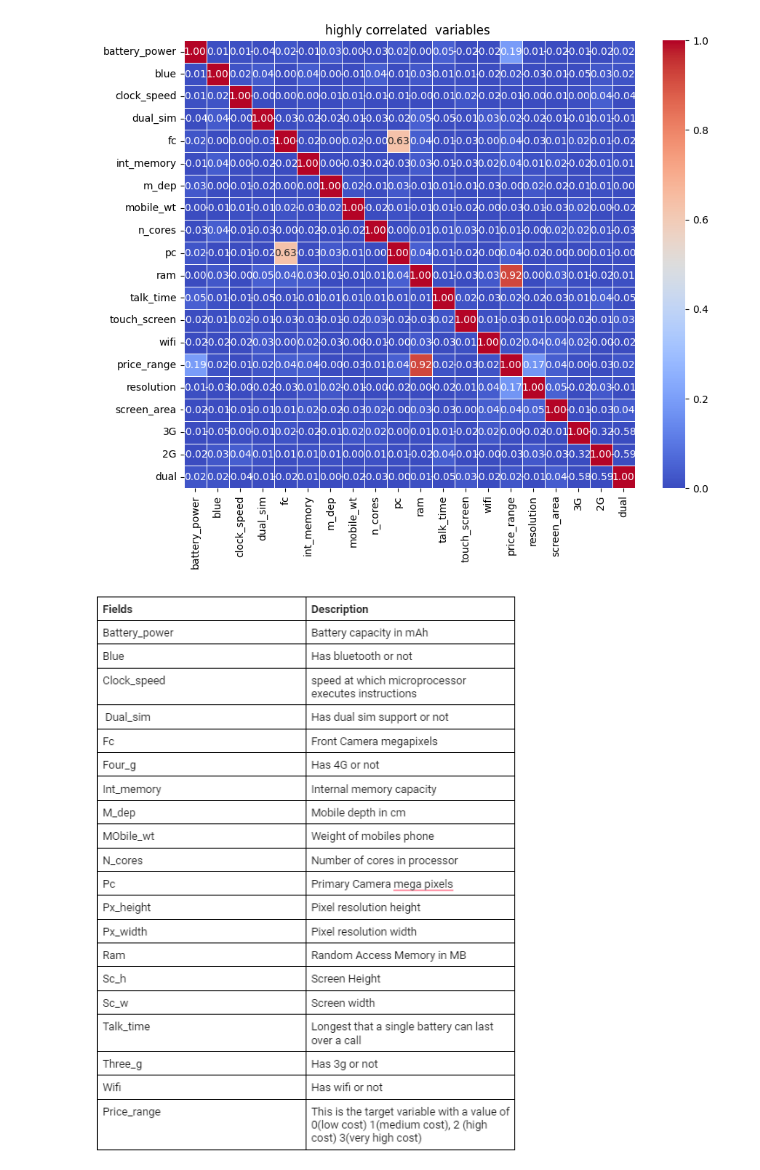
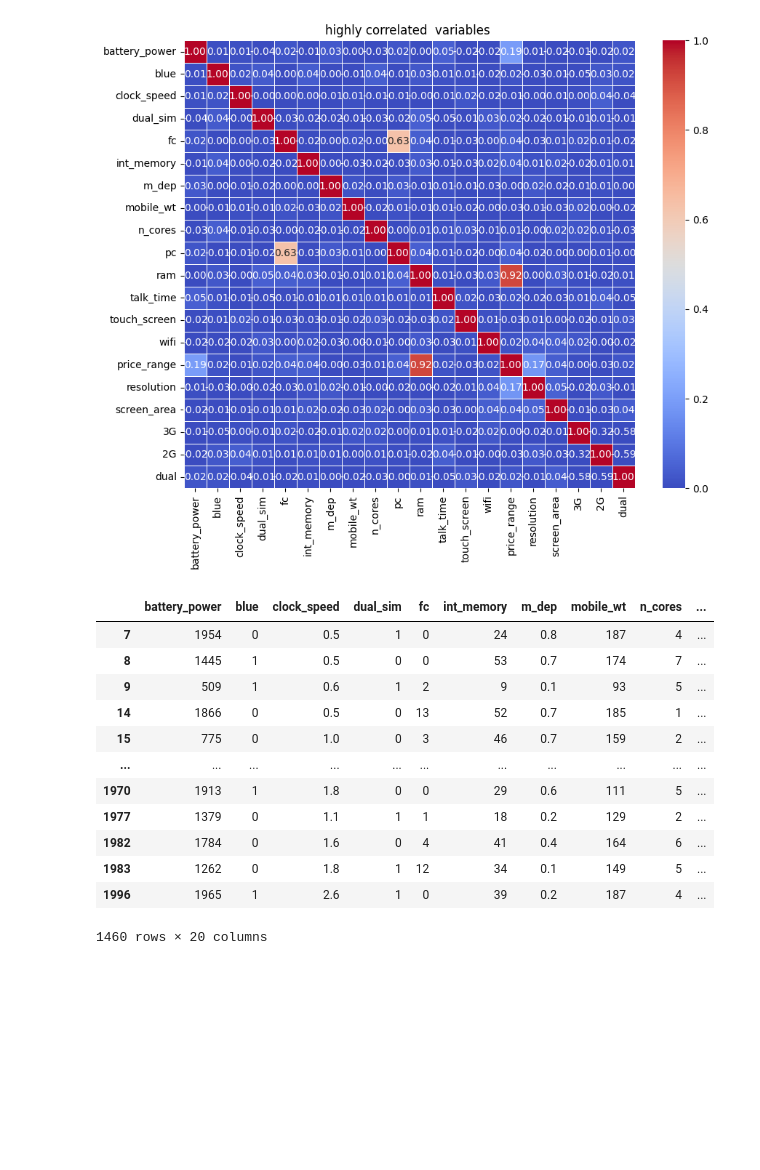
Before and after one commit to surajjorwar/Mobile-price-range-prediction-, a Jupyter notebook: Mobile_price_prediction_.ipynb, the cells around one changed output. Cells and saved outputs as stored; diff of their text form; code cells hidden in the pictures; blank space fills up the shorter version.

```diff
--- a/Mobile_price_prediction_.ipynb
+++ b/Mobile_price_prediction_.ipynb
@@ -370,7 +335,20 @@ plt.title("highly correlated  variables ")
 plt.show()
 # %% [output]
 [figure]
-# %%
-Image('https://ab-strapi-qa.s3.ap-south-1.amazonaws.com/Classification_Mobile_Price_Range_Prediction_f0084ac835.png')
-# %% [output]
-[figure, removed]
+# %%
+fd = df[df['price_range'] <=2]
+fd
+# %% [output]
+|  | battery_power | blue | clock_speed | dual_sim | fc | int_memory | m_dep | mobile_wt | n_cores | ... |
+| 7 | 1954 | 0 | 0.5 | 1 | 0 | 24 | 0.8 | 187 | 4 | ... |
+| 8 | 1445 | 1 | 0.5 | 0 | 0 | 53 | 0.7 | 174 | 7 | ... |
+| 9 | 509 | 1 | 0.6 | 1 | 2 | 9 | 0.1 | 93 | 5 | ... |
+| 14 | 1866 | 0 | 0.5 | 0 | 13 | 52 | 0.7 | 185 | 1 | ... |
+| 15 | 775 | 0 | 1.0 | 0 | 3 | 46 | 0.7 | 159 | 2 | ... |
+| ... | ... | ... | ... | ... | ... | ... | ... | ... | ... | ... |
+| 1970 | 1913 | 1 | 1.8 | 0 | 0 | 29 | 0.6 | 111 | 5 | ... |
+| 1977 | 1379 | 0 | 1.1 | 1 | 1 | 18 | 0.2 | 129 | 2 | ... |
+| 1982 | 1784 | 0 | 1.6 | 0 | 4 | 41 | 0.4 | 164 | 6 | ... |
+| 1983 | 1262 | 0 | 1.8 | 1 | 12 | 34 | 0.1 | 149 | 5 | ... |
+| 1996 | 1965 | 1 | 2.6 | 1 | 0 | 39 | 0.2 | 187 | 4 | ... |
+1460 rows × 20 columns
```
Also changed, not shown: parts of 6 cells of this notebook.
